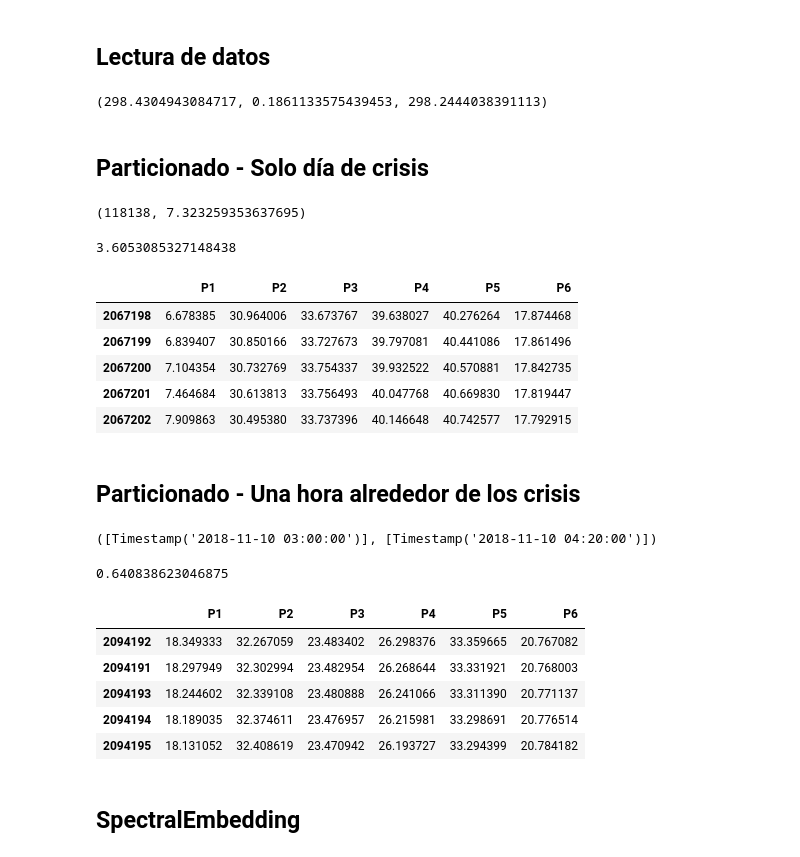
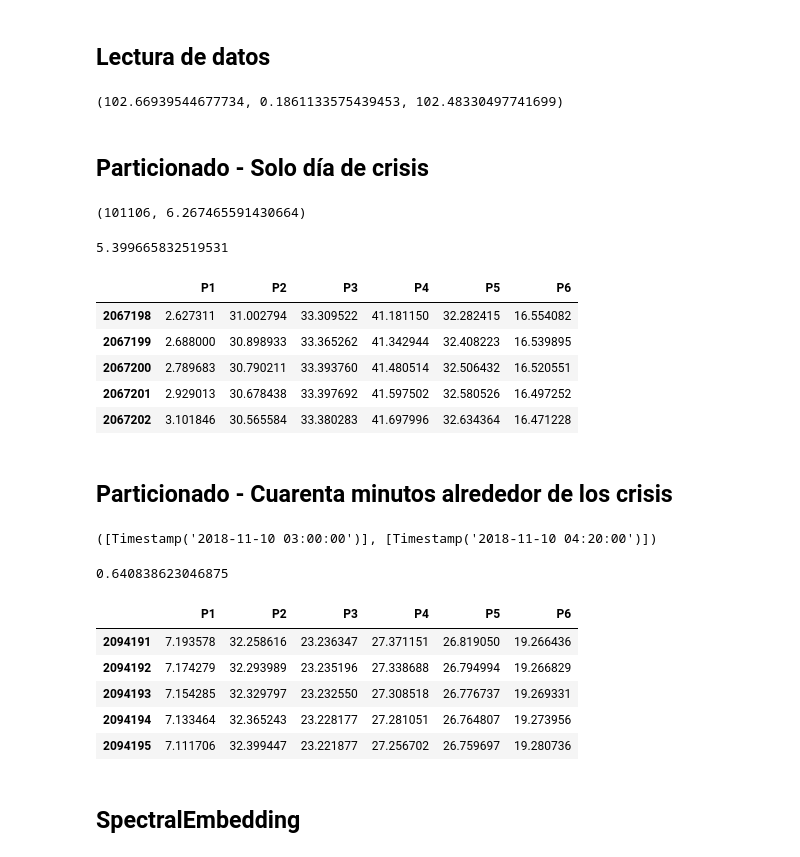
Before and after one commit to jlgarridol/TFG-SmartBeds, a Jupyter notebook: src/Técnicas de reducción de dimensionalidad.ipynb, the cells around one changed output. Cells and saved outputs as stored; diff of their text form; code cells hidden in the pictures.

```diff
--- a/src/Técnicas de reducción de dimensionalidad.ipynb
+++ b/src/Técnicas de reducción de dimensionalidad.ipynb
@@ -17,12 +17,12 @@ from sys import getsizeof
 # %% [markdown]
 ## Lectura de datos
 # %%
-with open('datos.pdd','rb') as f:
+with open('data/datos.pdd','rb') as f:
     datos = pk.load(f)
 
 datos_seizure = datos.loc[datos['target']==True]
 datos_notSeizure = datos.loc[datos['target']==False]
 getsizeof(datos)/2**20,getsizeof(datos_seizure)/2**20,getsizeof(datos_notSeizure)/2**20
 # %% [output]
-(298.4304943084717, 0.1861133575439453, 298.2444038391113)
+(102.66939544677734, 0.1861133575439453, 102.48330497741699)
 # %%
@@ -48,17 +48,17 @@ datosPart = datos[crit]
 datosPart.head()
 len(datosPart),getsizeof(datosPart)/2**20
 # %% [output]
-(118138, 7.323259353637695)
+(101106, 6.267465591430664)
 # %%
 data = datosPart.iloc[:,1:len(datosPart.columns)-1]
-data = data.astype(np.float32)
+#data = data.astype(np.float32)
 print(getsizeof(data)/2**20)
 data.head()
 # %% [output]
-3.6053085327148438
+5.399665832519531
 |  | P1 | P2 | P3 | P4 | P5 | P6 |
-| 2067198 | 6.678385 | 30.964006 | 33.673767 | 39.638027 | 40.276264 | 17.874468 |
-| 2067199 | 6.839407 | 30.850166 | 33.727673 | 39.797081 | 40.441086 | 17.861496 |
-| 2067200 | 7.104354 | 30.732769 | 33.754337 | 39.932522 | 40.570881 | 17.842735 |
-| 2067201 | 7.464684 | 30.613813 | 33.756493 | 40.047768 | 40.669830 | 17.819447 |
-| 2067202 | 7.909863 | 30.495380 | 33.737396 | 40.146648 | 40.742577 | 17.792915 |
+| 2067198 | 2.627311 | 31.002794 | 33.309522 | 41.181150 | 32.282415 | 16.554082 |
+| 2067199 | 2.688000 | 30.898933 | 33.365262 | 41.342944 | 32.408223 | 16.539895 |
+| 2067200 | 2.789683 | 30.790211 | 33.393760 | 41.480514 | 32.506432 | 16.520551 |
+| 2067201 | 2.929013 | 30.678438 | 33.397692 | 41.597502 | 32.580526 | 16.497252 |
+| 2067202 | 3.101846 | 30.565584 | 33.380283 | 41.697996 | 32.634364 | 16.471228 |
@@ -65,5 +68,5 @@ data.head()
 # %% [markdown]
-## Particionado - Una hora alrededor de los crisis
+## Particionado - Cuarenta minutos alrededor de los crisis
 # %%
 ## datosPart tiene lo días donde hubo ataques
 # Cogemos la hora donde comenzó la crisis y cogemos 30 minutos antes
@@ -105,13 +108,13 @@ datosPartHour = datosPart.iloc[mask]
 # %%
 dataPH = datosPartHour.iloc[:,1:len(datosPartHour.columns)-1]
 print(getsizeof(dataPH)/2**20)
-dataPH = dataPH.astype(np.float32)
+#dataPH = dataPH.astype(np.float32)
 dataPH.head()
 # %% [output]
 0.640838623046875
 |  | P1 | P2 | P3 | P4 | P5 | P6 |
-| 2094192 | 18.349333 | 32.267059 | 23.483402 | 26.298376 | 33.359665 | 20.767082 |
-| 2094191 | 18.297949 | 32.302994 | 23.482954 | 26.268644 | 33.331921 | 20.768003 |
-| 2094193 | 18.244602 | 32.339108 | 23.480888 | 26.241066 | 33.311390 | 20.771137 |
-| 2094194 | 18.189035 | 32.374611 | 23.476957 | 26.215981 | 33.298691 | 20.776514 |
-| 2094195 | 18.131052 | 32.408619 | 23.470942 | 26.193727 | 33.294399 | 20.784182 |
+| 2094191 | 7.193578 | 32.258616 | 23.236347 | 27.371151 | 26.819050 | 19.266436 |
+| 2094192 | 7.174279 | 32.293989 | 23.235196 | 27.338688 | 26.794994 | 19.266829 |
+| 2094193 | 7.154285 | 32.329797 | 23.232550 | 27.308518 | 26.776737 | 19.269331 |
+| 2094194 | 7.133464 | 32.365243 | 23.228177 | 27.281051 | 26.764807 | 19.273956 |
+| 2094195 | 7.111706 | 32.399447 | 23.221877 | 27.256702 | 26.759697 | 19.280736 |
```
Also changed, not shown: parts of 10 cells of this notebook, 2 other files.
